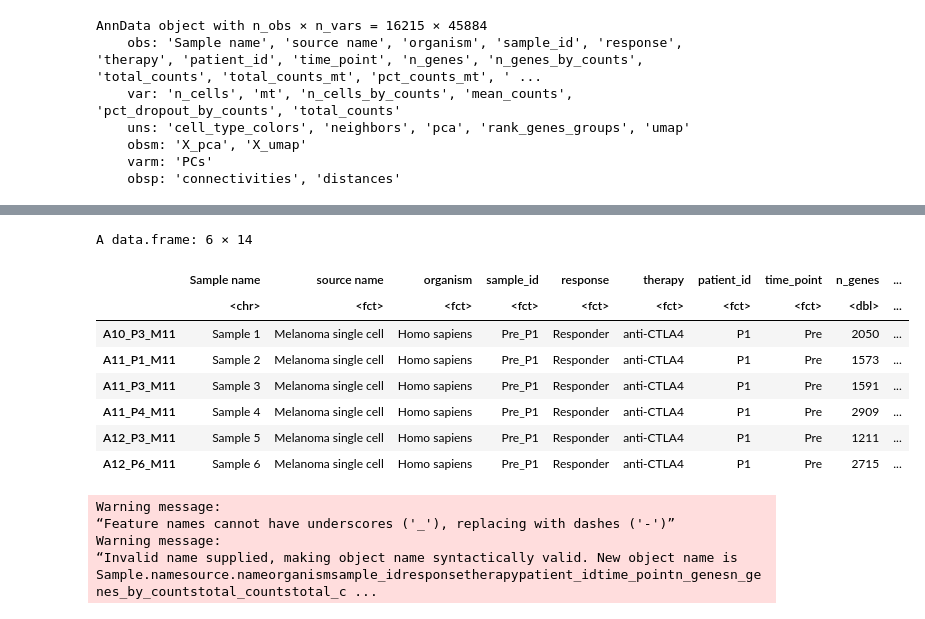
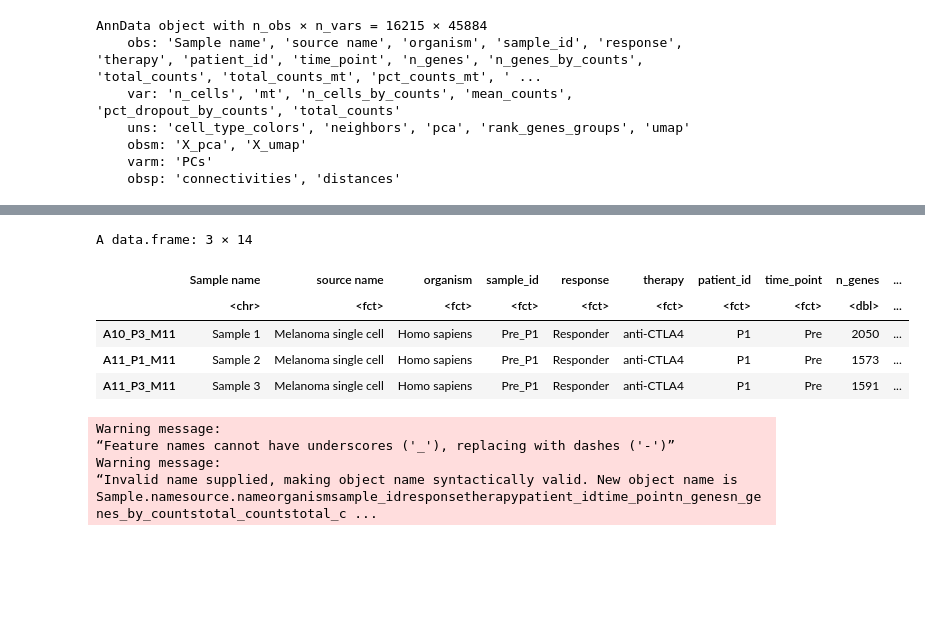
Before and after one commit to meg-bit/immune-cells-TIME-single-cell-anti-PD-1, a Jupyter notebook: test_nichenet.ipynb, the cells around one changed output, grey strips where cells are left out. Cells and saved outputs as stored; diff of their text form; code cells hidden in the pictures; blank space fills up the shorter version.

```diff
--- a/test_nichenet.ipynb
+++ b/test_nichenet.ipynb
@@ -45,0 +54,4 @@ AnnData object with n_obs × n_vars = 16215 × 45884
+# %%
+# seuratObj = readRDS('data/seuratObj.rds')
+adata = read_h5ad('data/GSE120575_annotated.h5ad')
+adata
@@ -68,15 +74,12 @@ A matrix: 6 × 45884 of type dbl
 # %%
-head(adata$obs)
+head(adata$obs, 3)
 # %% [output]
-A data.frame: 6 × 14
+A data.frame: 3 × 14
 |  | Sample name | source name | organism | sample_id | response | therapy | patient_id | time_point | n_genes | ... |
 |  | <chr> | <fct> | <fct> | <fct> | <fct> | <fct> | <fct> | <fct> | <dbl> | ... |
 | A10_P3_M11 | Sample 1 | Melanoma single cell | Homo sapiens | Pre_P1 | Responder | anti-CTLA4 | P1 | Pre | 2050 | ... |
 | A11_P1_M11 | Sample 2 | Melanoma single cell | Homo sapiens | Pre_P1 | Responder | anti-CTLA4 | P1 | Pre | 1573 | ... |
 | A11_P3_M11 | Sample 3 | Melanoma single cell | Homo sapiens | Pre_P1 | Responder | anti-CTLA4 | P1 | Pre | 1591 | ... |
-| A11_P4_M11 | Sample 4 | Melanoma single cell | Homo sapiens | Pre_P1 | Responder | anti-CTLA4 | P1 | Pre | 2909 | ... |
-| A12_P3_M11 | Sample 5 | Melanoma single cell | Homo sapiens | Pre_P1 | Responder | anti-CTLA4 | P1 | Pre | 1211 | ... |
-| A12_P6_M11 | Sample 6 | Melanoma single cell | Homo sapiens | Pre_P1 | Responder | anti-CTLA4 | P1 | Pre | 2715 | ... |
 # %%
 seuratObj = Seurat::CreateSeuratObject(t(adata$X),
                                project = "GSE120575_annotated",
```
Also changed, not shown: parts of 32 cells of this notebook.
